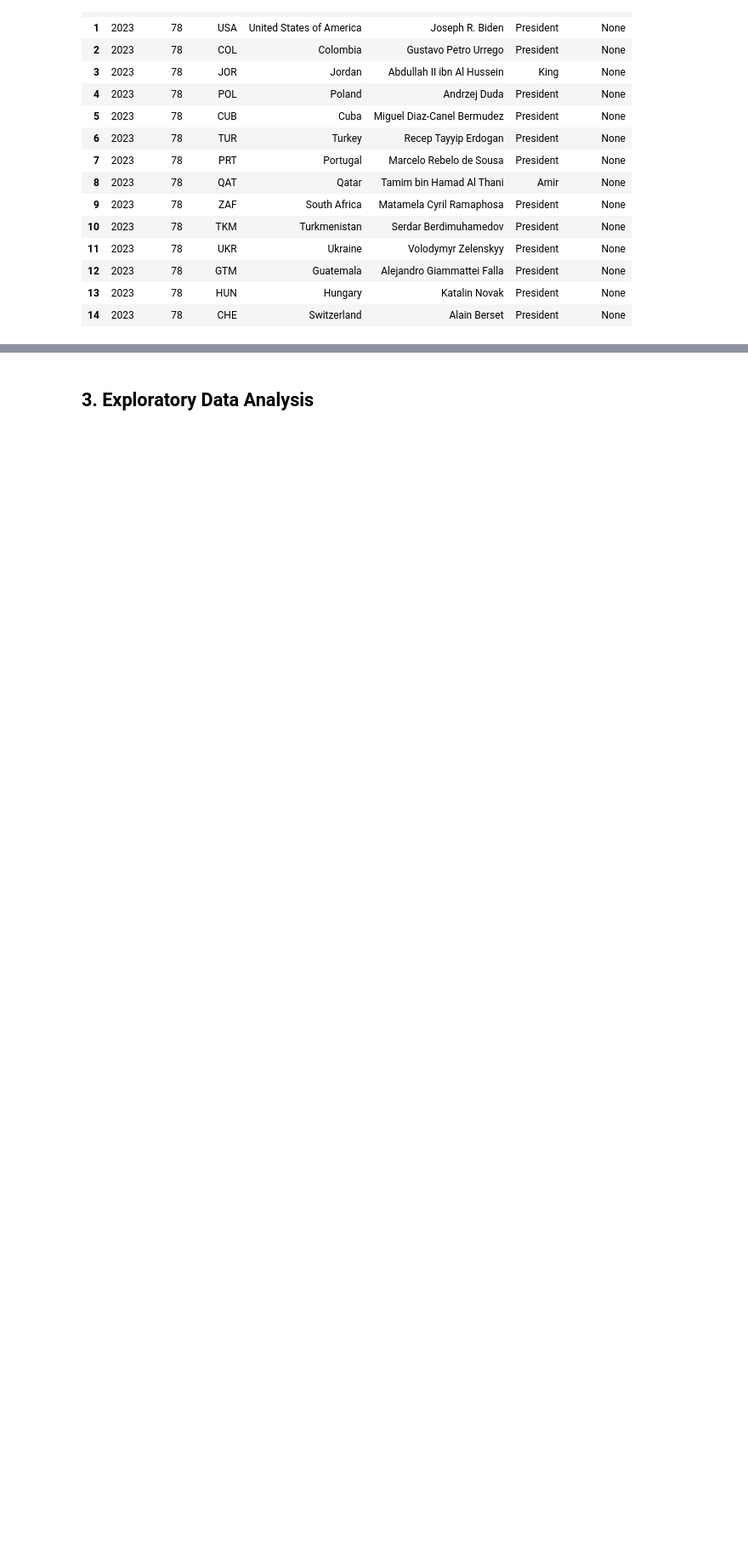
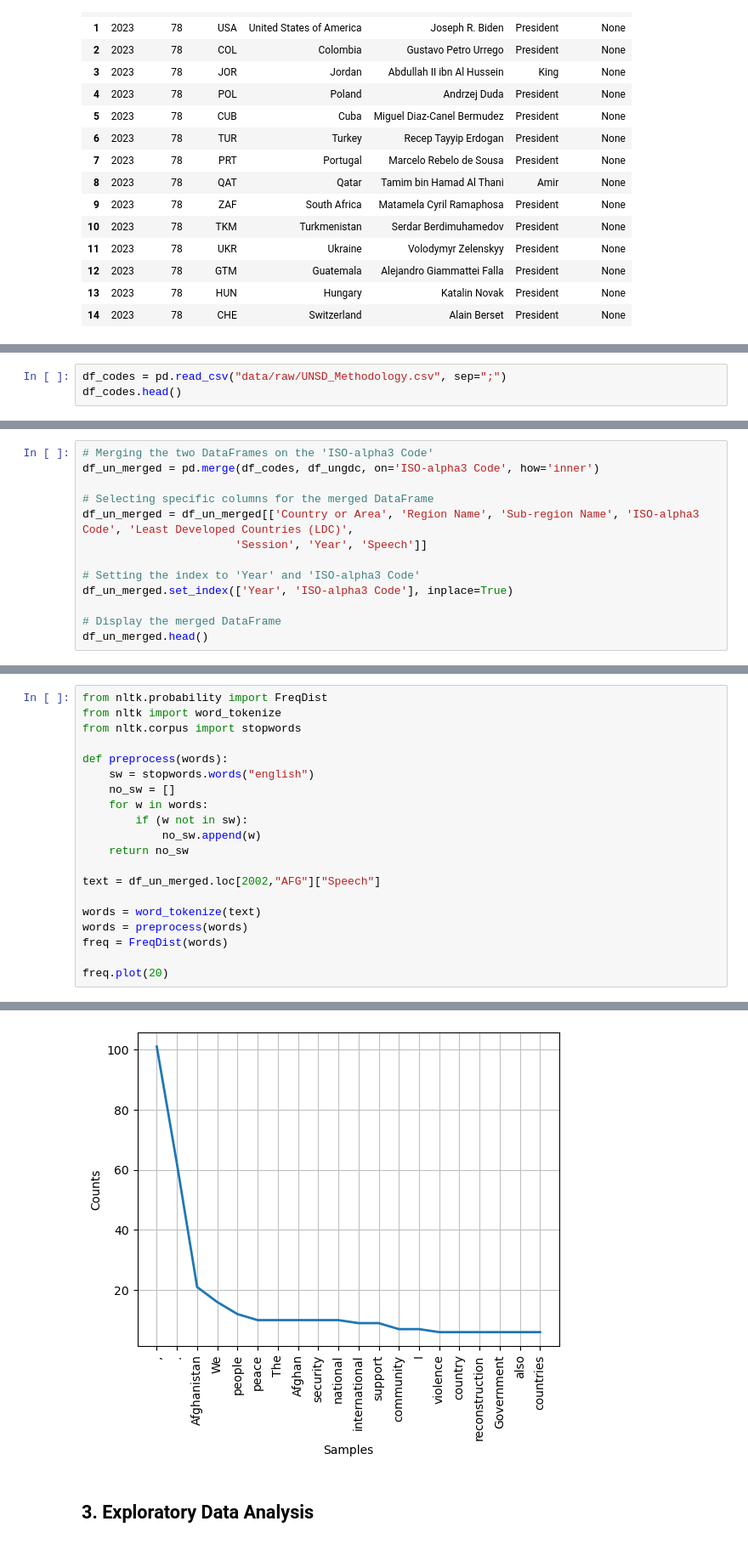
Before and after one commit to danilotpnta/UN-General-Debate-Analysis-SDGs, a Jupyter notebook: notebook.ipynb, the cells around one changed output, grey strips where cells are left out. Shown: that part at 85% size. Saved outputs shown, nothing was run; the diff lists cells and outputs as text; blank space fills up the shorter version.

```diff
--- a/notebook.ipynb
+++ b/notebook.ipynb
@@ -195,3 +251,6 @@ Loading processed data from data/processed/UNGDC_1946-2023_processed.parquet...
 | 12 | 01 | 1946 | ECU | When the representatives of the A... |
 | 13 | 01 | 1946 | EGY | It is for me a great pleasure to ... |
 | 14 | 01 | 1946 | FRA | Before I speak of anything else I... |
+# %%
+df_codes = pd.read_csv("data/raw/UNSD_Methodology.csv", sep=";")
+df_codes.head()
@@ -197,0 +266,13 @@ Loading processed data from data/processed/UNGDC_1946-2023_processed.parquet...
+# %%
+# Merging the two DataFrames on the 'ISO-alpha3 Code'
+df_un_merged = pd.merge(df_codes, df_ungdc, on='ISO-alpha3 Code', how='inner')
+
+# Selecting specific columns for the merged DataFrame
+df_un_merged = df_un_merged[['Country or Area', 'Region Name', 'Sub-region Name', 'ISO-alpha3 Code', 'Least Developed Countries (LDC)',
+                       'Session', 'Year', 'Speech']]
+
+# Setting the index to 'Year' and 'ISO-alpha3 Code'
+df_un_merged.set_index(['Year', 'ISO-alpha3 Code'], inplace=True)
+
+# Display the merged DataFrame
+df_un_merged.head()
@@ -197,0 +321,21 @@ Loading processed data from data/processed/UNGDC_1946-2023_processed.parquet...
+# %%
+from nltk.probability import FreqDist
+from nltk import word_tokenize
+from nltk.corpus import stopwords
+
+def preprocess(words):
+    sw = stopwords.words("english")
+    no_sw = []
+    for w in words:
+        if (w not in sw):
+            no_sw.append(w)
+    return no_sw
+
+text = df_un_merged.loc[2002,"AFG"]["Speech"]
+
+words = word_tokenize(text)
+words = preprocess(words)
+freq = FreqDist(words)
+
+freq.plot(20)
+# %% [output]
@@ -198,2 +343,3 @@ Loading processed data from data/processed/UNGDC_1946-2023_processed.parquet...
+[figure, added]
 # %% [markdown]
 ## 3. Exploratory Data Analysis
```
Also changed, not shown: parts of 16 cells of this notebook, 6 other files.
